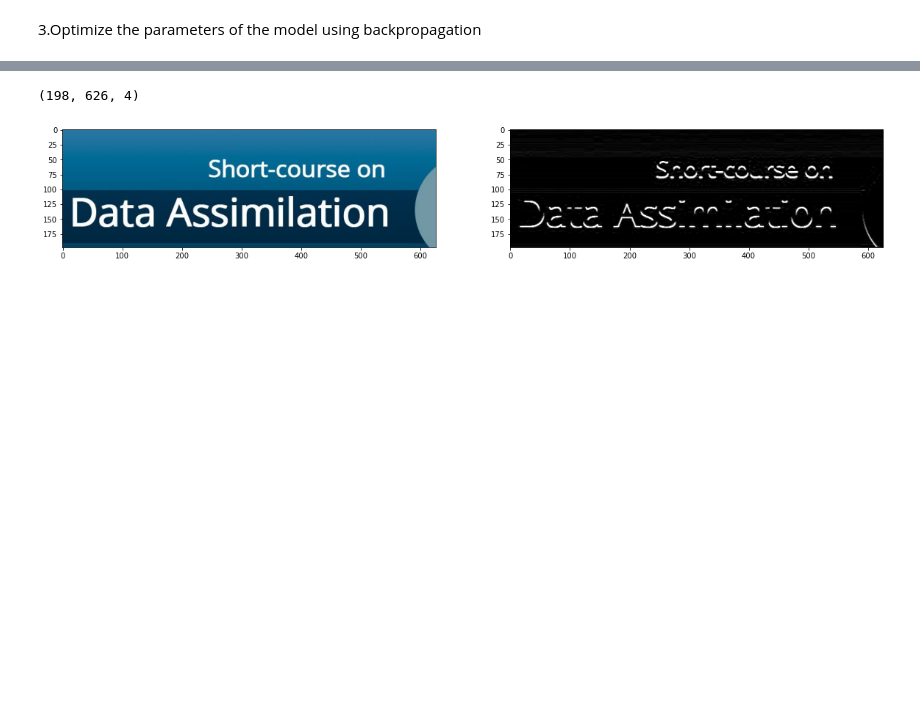
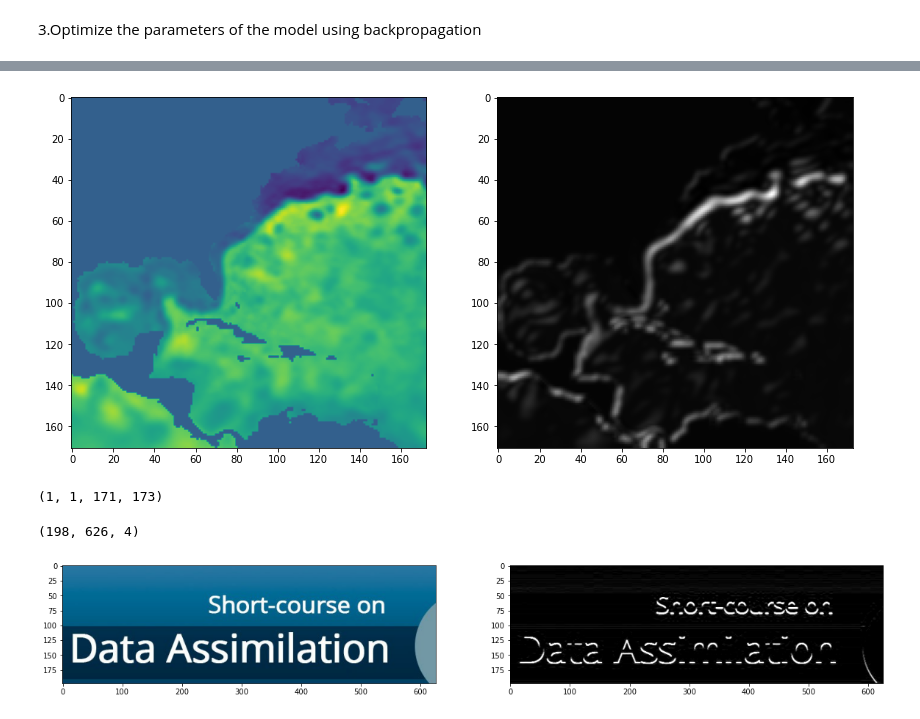
Before and after one commit to olmozavala/da_workshop_2022, a Jupyter notebook: 3_Hello_CNN.ipynb, the cells around one changed output, grey strips where cells are left out. Drawn from its saved outputs; the diff is of its cells as text; code cells hidden in the pictures; blank space fills up the shorter version.

```diff
--- a/3_Hello_CNN.ipynb
+++ b/3_Hello_CNN.ipynb
@@ -180,3 +194,16 @@ tensor([0.0070], device='cuda:0', requires_grad=True))]
+# %%
+np.nan_to_num(ssh,0)
+X_torch = torch.reshape(torch.tensor(ssh.copy()), (1, 1, ssh.shape[0], ssh.shape[1])).to(device, dtype=torch.float)
+model_y = ex_model(X_torch).cpu().detach().numpy()
+
+fig, axs = plt.subplots(1,2, figsize=(14,7))
+axs[0].imshow(ssh)
+axs[1].imshow(model_y[0,0,:,:],'gray')
+plt.show()
+model_y.shape
+# %% [output]
+[figure, added]
+(1, 1, 171, 173)
 # %%
 # ----------- Extra just to show how some filters ---------------
 
```
Also changed, not shown: parts of 6 cells of this notebook, 5 other files.
